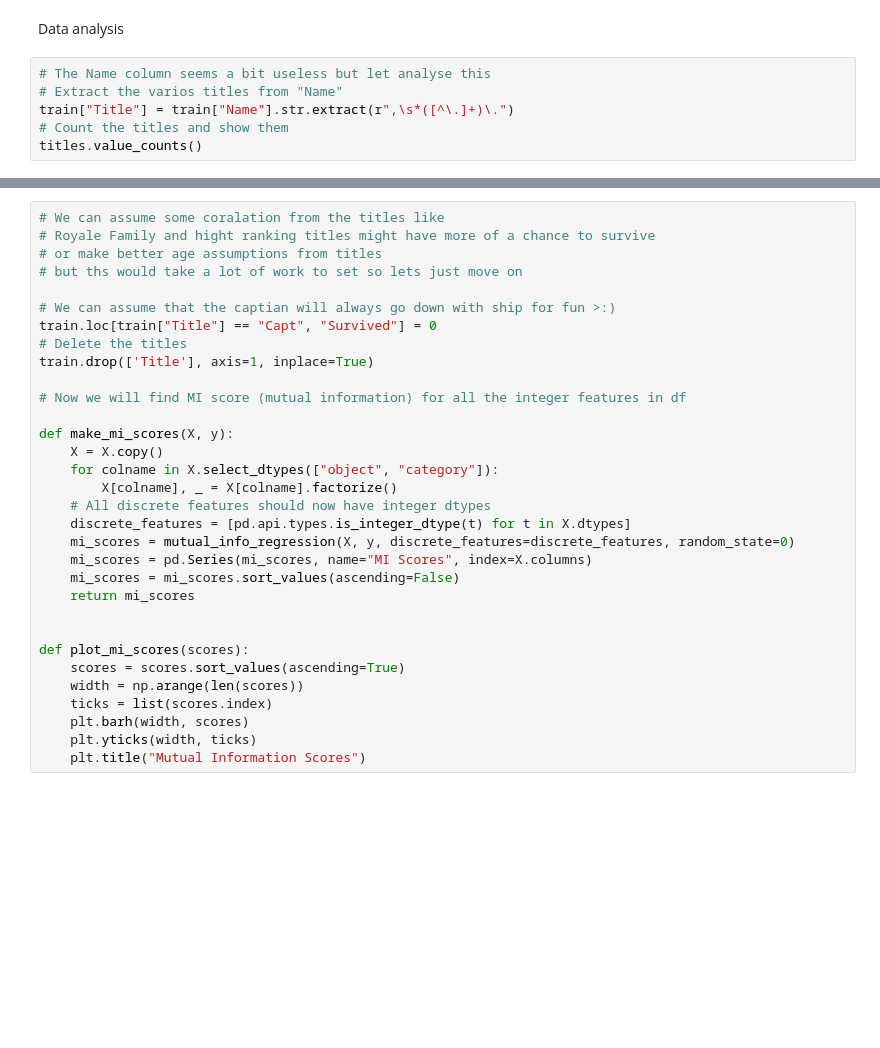
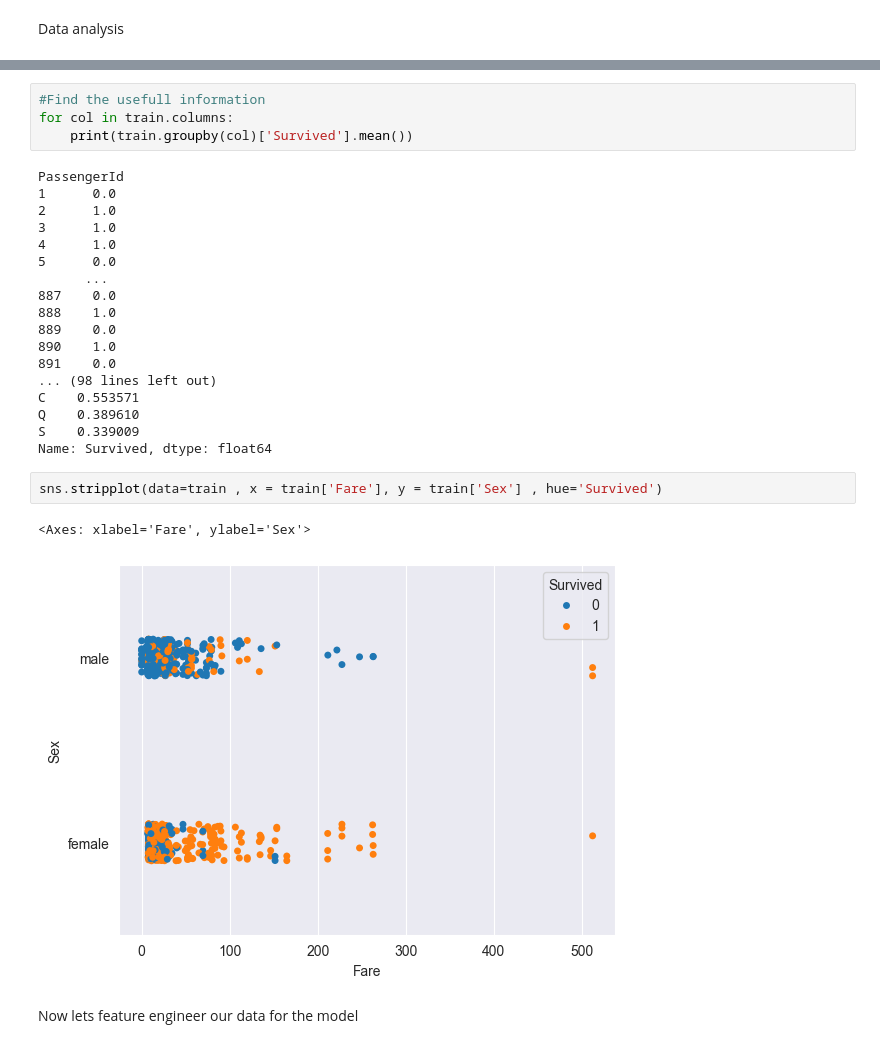
Before and after one commit to dzejkob-ba/Titanic-survivor-prediction, a Jupyter notebook: notebook.ipynb, the cells around one changed output, grey strips where cells are left out. Saved outputs shown, nothing was run; the diff lists cells and outputs as text; blank space fills up the shorter version.

```diff
--- a/notebook.ipynb
+++ b/notebook.ipynb
@@ -78,8 +74,2 @@ For example, when doing 'df[col].method(value, inplace=True)', try using 'df.met
 # %% [markdown]
 Data analysis
-# %%
-# The Name column seems a bit useless but let analyse this
-# Extract the varios titles from "Name"
-train["Title"] = train["Name"].str.extract(r",\s*([^\.]+)\.")
-# Count the titles and show them
-titles.value_counts()
@@ -106,32 +76,29 @@ Name: count, dtype: int64
 # %%
-# We can assume some coralation from the titles like
-# Royale Family and hight ranking titles might have more of a chance to survive
-# or make better age assumptions from titles
-# but ths would take a lot of work to set so lets just move on
-
-# We can assume that the captian will always go down with ship for fun >:)
-train.loc[train["Title"] == "Capt", "Survived"] = 0
-# Delete the titles
-train.drop(['Title'], axis=1, inplace=True)
-
-# Now we will find MI score (mutual information) for all the integer features in df
-
-def make_mi_scores(X, y):
-    X = X.copy()
-    for colname in X.select_dtypes(["object", "category"]):
-        X[colname], _ = X[colname].factorize()
-    # All discrete features should now have integer dtypes
-    discrete_features = [pd.api.types.is_integer_dtype(t) for t in X.dtypes]
-    mi_scores = mutual_info_regression(X, y, discrete_features=discrete_features, random_state=0)
-    mi_scores = pd.Series(mi_scores, name="MI Scores", index=X.columns)
-    mi_scores = mi_scores.sort_values(ascending=False)
-    return mi_scores
-
-
-def plot_mi_scores(scores):
-    scores = scores.sort_values(ascending=True)
-    width = np.arange(len(scores))
-    ticks = list(scores.index)
-    plt.barh(width, scores)
-    plt.yticks(width, ticks)
-    plt.title("Mutual Information Scores")
+#Find the usefull information
+for col in train.columns:
+    print(train.groupby(col)['Survived'].mean())
+# %% [output]
+PassengerId
+1      0.0
+2      1.0
+3      1.0
+4      1.0
+5      0.0
+      ...
+887    0.0
+888    1.0
+889    0.0
+890    1.0
+891    0.0
+... (98 lines left out)
+C    0.553571
+Q    0.389610
+S    0.339009
+Name: Survived, dtype: float64
+# %%
+sns.stripplot(data=train , x = train['Fare'], y = train['Sex'] , hue='Survived')
+# %% [output]
+<Axes: xlabel='Fare', ylabel='Sex'>
+[figure, added]
+# %% [markdown]
+Now lets feature engineer our data for the model
```
Also changed, not shown: parts of 5 cells of this notebook.
